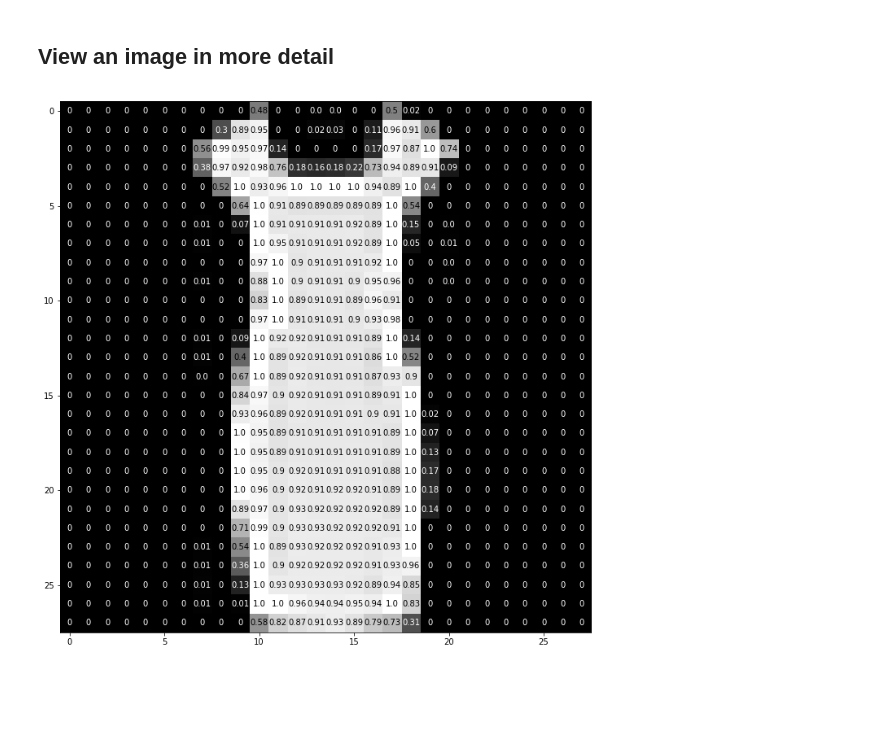
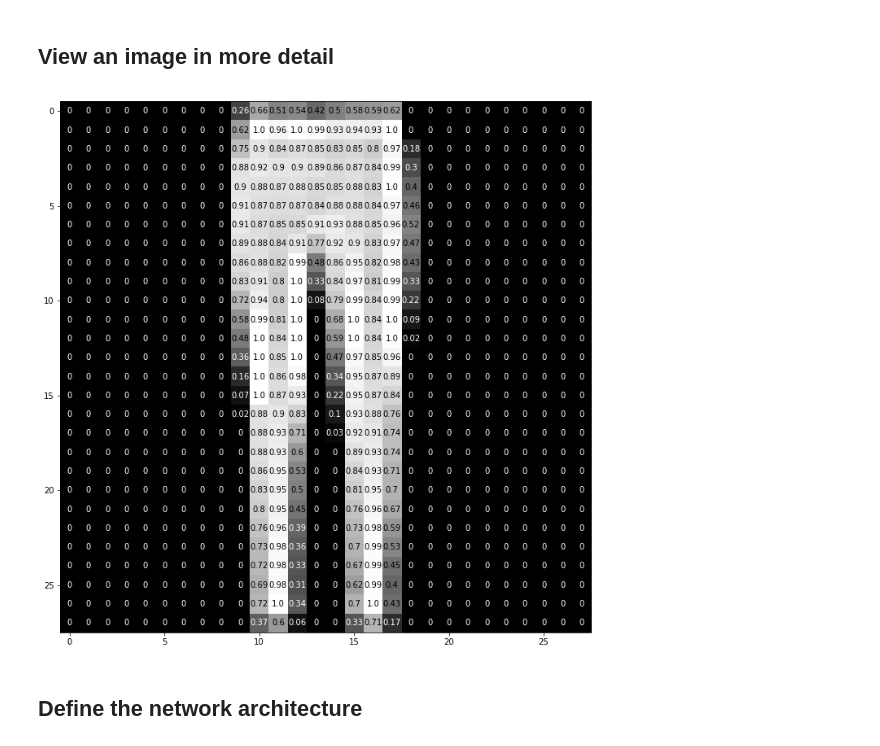
Before and after one commit to betogaona7/computer_vision, a Jupyter notebook: FashionMNIST-classifier.ipynb, the cells around one changed output. Cells and saved outputs as stored; diff of their text form; code cells hidden in the pictures; blank space fills up the shorter version.

```diff
--- a/FashionMNIST-classifier.ipynb
+++ b/FashionMNIST-classifier.ipynb
@@ -61,21 +65,23 @@ for idx in np.arange(batch_size):
 ## View an image in more detail
 # %%
 # select an image by index
-idx = 2
+idx = 7
 img = np.squeeze(images[idx])
 
 # display the pixel values in that image
 fig = plt.figure(figsize = (12,12))
 ax = fig.add_subplot(111)
 ax.imshow(img, cmap='gray')
 width, height = img.shape
 thresh = img.max()/2.5
 for x in range(width):
     for y in range(height):
         val = round(img[x][y],2) if img[x][y] !=0 else 0
         ax.annotate(str(val), xy=(y,x),
                     horizontalalignment='center',
                     verticalalignment='center',
                     color='white' if img[x][y]<thresh else 'black')
 # %% [output]
-[figure, old version]
+[figure, new version]
+# %% [markdown]
+## Define the network architecture
```
Also changed, not shown: parts of 20 cells of this notebook.
